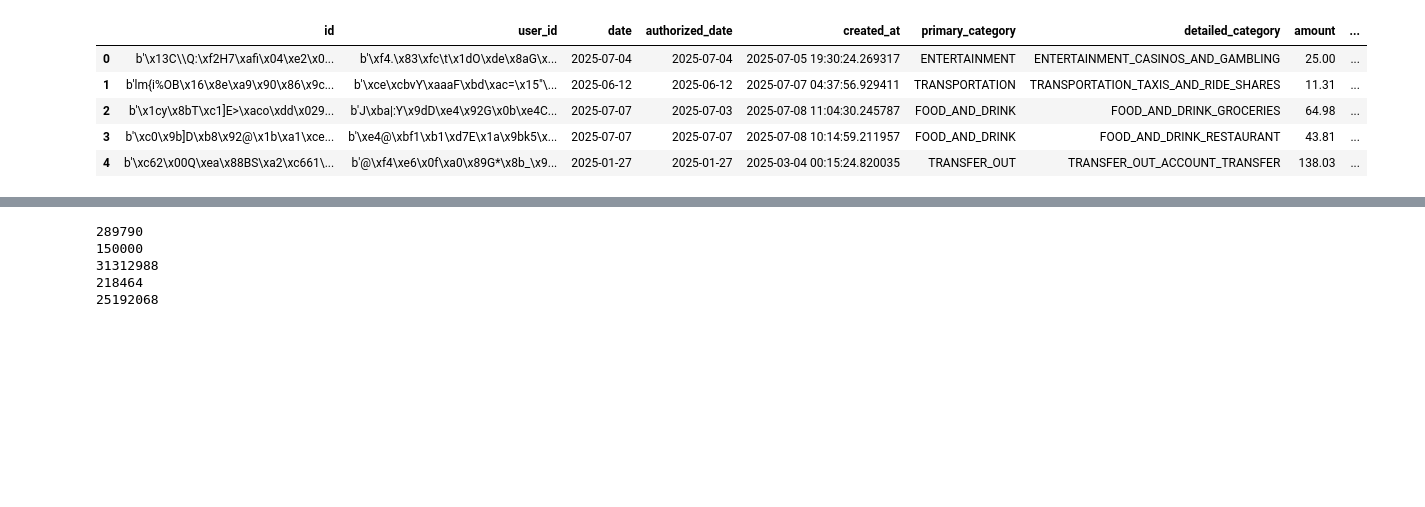
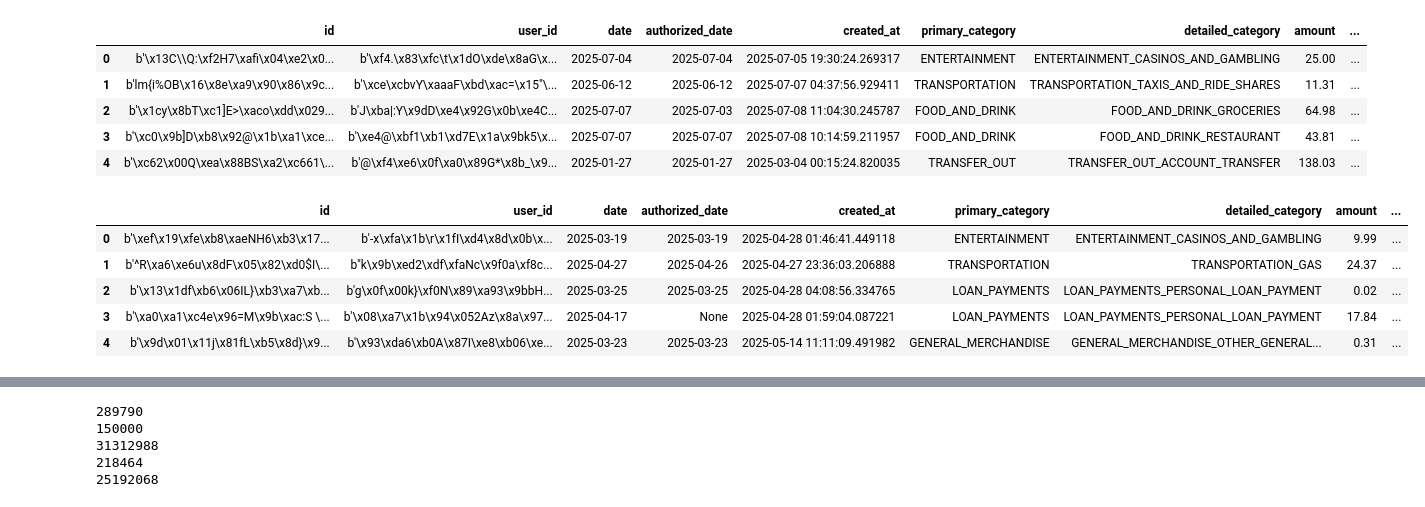
Before and after one commit to andrewcxjin/atm-applied-data-challenge, a Jupyter notebook: eda.ipynb, the cells around one changed output, grey strips where cells are left out. Saved outputs shown, nothing was run; the diff lists cells and outputs as text; code cells hidden in the pictures; blank space fills up the shorter version.

```diff
--- a/eda.ipynb
+++ b/eda.ipynb
@@ -64,3 +64,14 @@ transactions_df.head()
 | 2 | b'\x1cy\x8bT\xc1]E>\xaco\xdd\x029... | b'J\xba|:Y\x9dD\xe4\x92G\x0b\xe4C... | 2025-07-07 | 2025-07-03 | 2025-07-08 11:04:30.245787 | FOOD_AND_DRINK | FOOD_AND_DRINK_GROCERIES | 64.98 | ... |
 | 3 | b'\xc0\x9b]D\xb8\x92@\x1b\xa1\xce... | b'\xe4@\xbf1\xb1\xd7E\x1a\x9bk5\x... | 2025-07-07 | 2025-07-07 | 2025-07-08 10:14:59.211957 | FOOD_AND_DRINK | FOOD_AND_DRINK_RESTAURANT | 43.81 | ... |
 | 4 | b'\xc62\x00Q\xea\x88BS\xa2\xc661\... | b'@\xf4\xe6\x0f\xa0\x89G*\x8b_\x9... | 2025-01-27 | 2025-01-27 | 2025-03-04 00:15:24.820035 | TRANSFER_OUT | TRANSFER_OUT_ACCOUNT_TRANSFER | 138.03 | ... |
+# %%
+transactions2 = pq.read_table('data/transactions_sample_2.parquet')
+transactions2_df = transactions2.to_pandas()
+transactions2_df.head()
+# %% [output]
+|  | id | user_id | date | authorized_date | created_at | primary_category | detailed_category | amount | ... |
+| 0 | b'\xef\x19\xfe\xb8\xaeNH6\xb3\x17... | b'-x\xfa\x1b\r\x1fI\xd4\x8d\x0b\x... | 2025-03-19 | 2025-03-19 | 2025-04-28 01:46:41.449118 | ENTERTAINMENT | ENTERTAINMENT_CASINOS_AND_GAMBLING | 9.99 | ... |
+| 1 | b'^R\xa6\xe6u\x8dF\x05\x82\xd0$I\... | b"k\x9b\xed2\xdf\xfaNc\x9f0a\xf8c... | 2025-04-27 | 2025-04-26 | 2025-04-27 23:36:03.206888 | TRANSPORTATION | TRANSPORTATION_GAS | 24.37 | ... |
+| 2 | b'\x13\x1df\xb6\x06IL}\xb3\xa7\xb... | b'g\x0f\x00k}\xf0N\x89\xa93\x9bbH... | 2025-03-25 | 2025-03-25 | 2025-04-28 04:08:56.334765 | LOAN_PAYMENTS | LOAN_PAYMENTS_PERSONAL_LOAN_PAYMENT | 0.02 | ... |
+| 3 | b'\xa0\xa1\xc4e\x96=M\x9b\xac:S \... | b'\x08\xa7\x1b\x94\x052Az\x8a\x97... | 2025-04-17 | None | 2025-04-28 01:59:04.087221 | LOAN_PAYMENTS | LOAN_PAYMENTS_PERSONAL_LOAN_PAYMENT | 17.84 | ... |
+| 4 | b'\x9d\x01\x11j\x81fL\xb5\x8d}\x9... | b'\x93\xda6\xb0A\x87I\xe8\xb06\xe... | 2025-03-23 | 2025-03-23 | 2025-05-14 11:11:09.491982 | GENERAL_MERCHANDISE | GENERAL_MERCHANDISE_OTHER_GENERAL... | 0.31 | ... |
```
Also changed, not shown: parts of 12 cells of this notebook, 1 other file.
